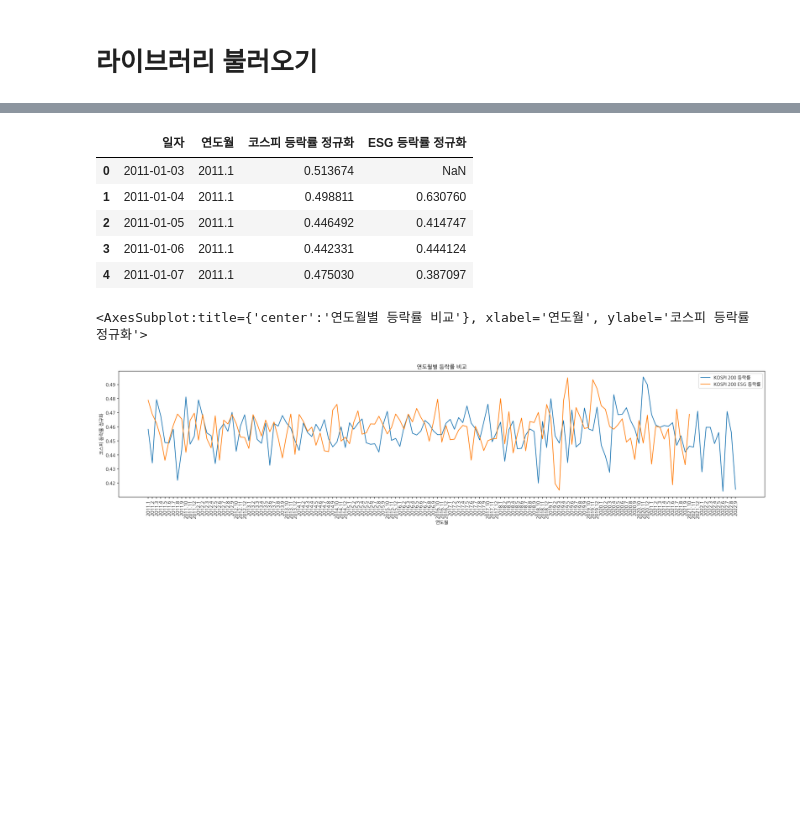
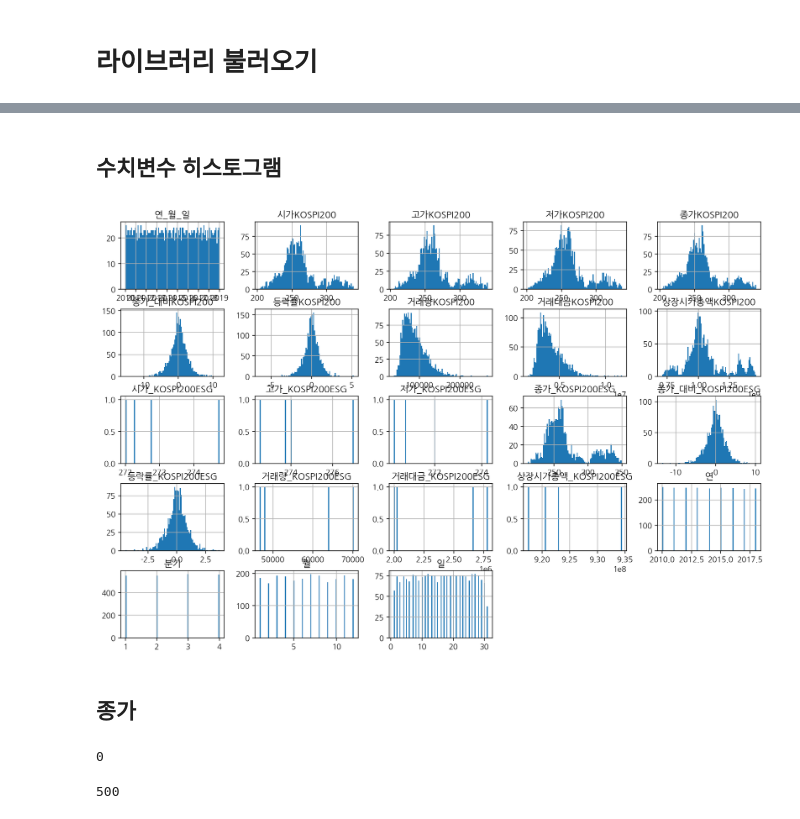
Before and after one commit to dkssudgb/ESG, a Jupyter notebook: DataAnalytics/KOSPI200_KOSPI200ESG.ipynb, the cells around one changed output, grey strips where cells are left out. Saved outputs shown, nothing was run; the diff lists cells and outputs as text; code cells hidden in the pictures; blank space fills up the shorter version.

```diff
--- a/DataAnalytics/KOSPI200_KOSPI200ESG.ipynb
+++ b/DataAnalytics/KOSPI200_KOSPI200ESG.ipynb
@@ -466,29 +73,0 @@ sns.lineplot(data=df_merge[1969:], x="연도월", y="KOSPI 200 ESG 종가", labe
-# %%
-# 등락률 정규화
-kospi_max = df_kospi[df_kospi["등락률"] == df_kospi["등락률"].max()].iloc[0]["등락률"]
-kospi_min = df_kospi[df_kospi["등락률"] == df_kospi["등락률"].min()].iloc[0]["등락률"]
-
-esg_max = df_esg[df_esg["등락률"] == df_esg["등락률"].max()].iloc[0]["등락률"]
-esg_min = df_esg[df_esg["등락률"] == df_esg["등락률"].min()].iloc[0]["등락률"]
-
-df_norm = pd.concat([df_kospi["일자"], df_kospi["연도월"], (df_kospi["등락률"] - kospi_min) / (kospi_max - kospi_min), (df_esg["등락률"] - esg_min) / (esg_max - esg_min)], axis=1)
-df_norm.columns = ["일자", "연도월", "코스피 등락률 정규화", "ESG 등락률 정규화"]
-df_norm.head()
-# %% [output]
-|  | 일자 | 연도월 | 코스피 등락률 정규화 | ESG 등락률 정규화 |
-| 0 | 2011-01-03 | 2011.1 | 0.513674 | NaN |
-| 1 | 2011-01-04 | 2011.1 | 0.498811 | 0.630760 |
-| 2 | 2011-01-05 | 2011.1 | 0.446492 | 0.414747 |
-| 3 | 2011-01-06 | 2011.1 | 0.442331 | 0.444124 |
-| 4 | 2011-01-07 | 2011.1 | 0.475030 | 0.387097 |
-# %%
-# 등락률
-
-plt.figure(figsize=(25, 5))
-plt.title("연도월별 등락률 비교")
-plt.xticks(rotation=90)
-sns.lineplot(data=df_norm, x="연도월", y="코스피 등락률 정규화", label="KOSPI 200 등락률", ci=None)
-sns.lineplot(data=df_norm, x="연도월", y="ESG 등락률 정규화", label="KOSPI 200 ESG 등락률", ci=None)
-# %% [output]
-<AxesSubplot:title={'center':'연도월별 등락률 비교'}, xlabel='연도월', ylabel='코스피 등락률 정규화'>
-[figure, removed]
@@ -508,0 +74,16 @@ sns.lineplot(data=df_merge[df_merge["연도"] >= 2018], x="연도월", y="KOSPI
+# %% [markdown]
+## 수치변수 히스토그램
+# %%
+df.hist(bins=100, figsize=(15, 10));
+# %% [output]
+[figure, added]
+# %% [markdown]
+## 종가
+# %%
+df["종가_대비KOSPI200"].isnull().sum()
+# %% [output]
+0
+# %%
+df["종가_대비_KOSPI200ESG"].isnull().sum()
+# %% [output]
+500
```
Also changed, not shown: parts of 130 cells of this notebook.
